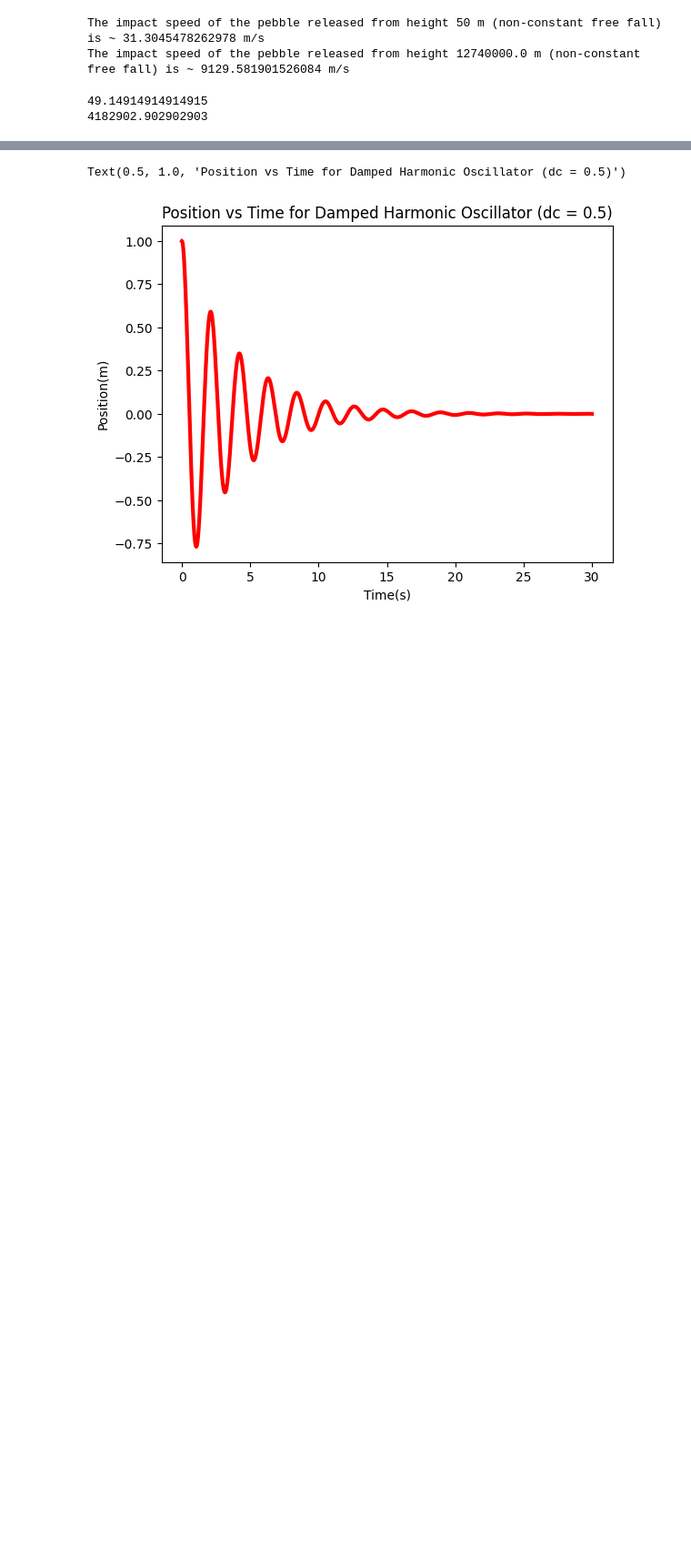
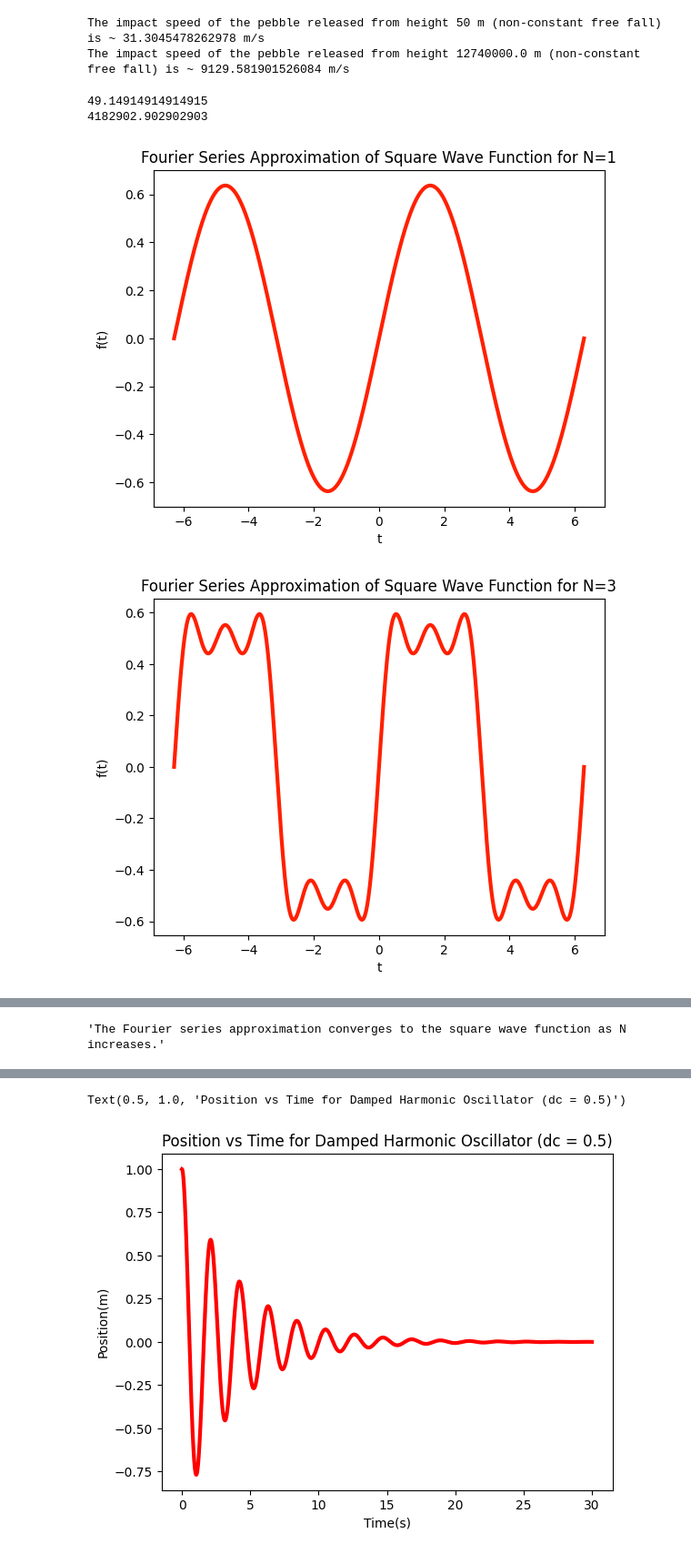
Before and after one commit to JacobGraham6489/physics-7321, a Jupyter notebook: Homeworks/HW2 Jacob Graham.ipynb, the cells around one changed output, grey strips where cells are left out. Shown at 91% size. Saved outputs shown, nothing was run; the diff lists cells and outputs as text; code cells hidden in the pictures; blank space fills up the shorter version.

```diff
--- a/Homeworks/HW2 Jacob Graham.ipynb
+++ b/Homeworks/HW2 Jacob Graham.ipynb
@@ -146,4 +146,17 @@ print(compare(t_0, m_0, y_0, v_0, dt = 0.01))
 49.14914914914915
 4182902.902902903
 # %%
-#3,1
+#3.1 (Fourier series approximation of square wave function)
+for N in [1,3,10,50]: # number of terms to include
+    ts = np.linspace(-2*np.pi, 2*np.pi, 1000)
+    yn = np.array([(2/np.pi) * np.sin((2*n-1)*ts)/(2*n-1) for n in range(1,N+1)]) # array of shape (N, len(ts)), each row is a series term
+    ys = np.sum(yn,axis=0) # sum along rows to get series approximation (single array of length len(ts))
+    plt.plot(ts, ys, color = '#ff2000', label=f'N={N}', ls='-', lw=3)
+    plt.xlabel('t')
+    plt.ylabel('f(t)')
+    plt.title(f'Fourier Series Approximation of Square Wave Function for N={N}')
+    plt.show()
+'''The Fourier series approximation converges to the square wave function as N increases.'''
+# %% [output]
+[figure, added]
+[figure, added]
@@ -149,0 +165 @@ print(compare(t_0, m_0, y_0, v_0, dt = 0.01))
+'The Fourier series approximation converges to the square wave function as N increases.'
```
Also changed, not shown: parts of 6 cells of this notebook.
